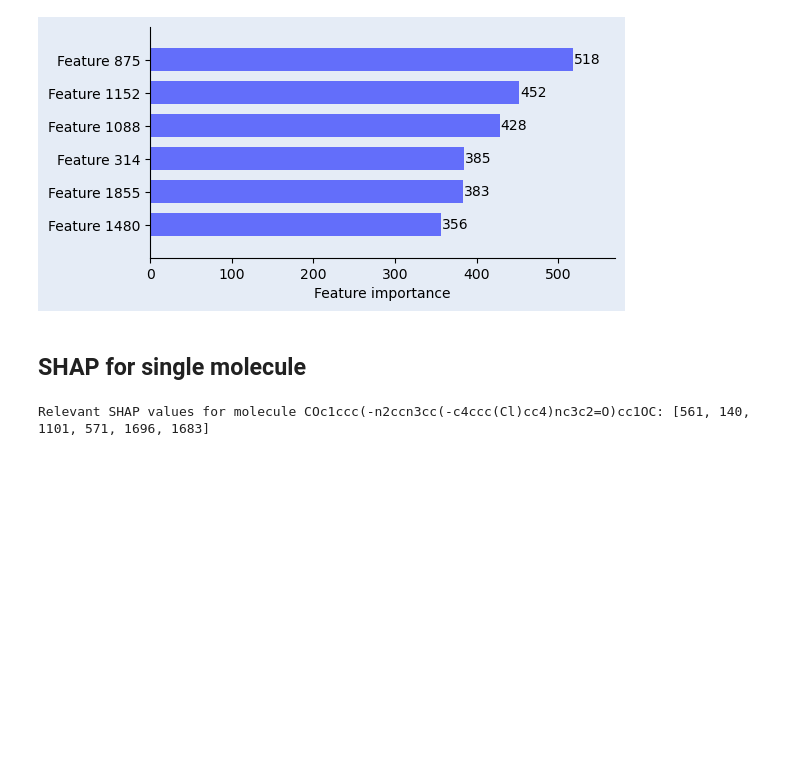
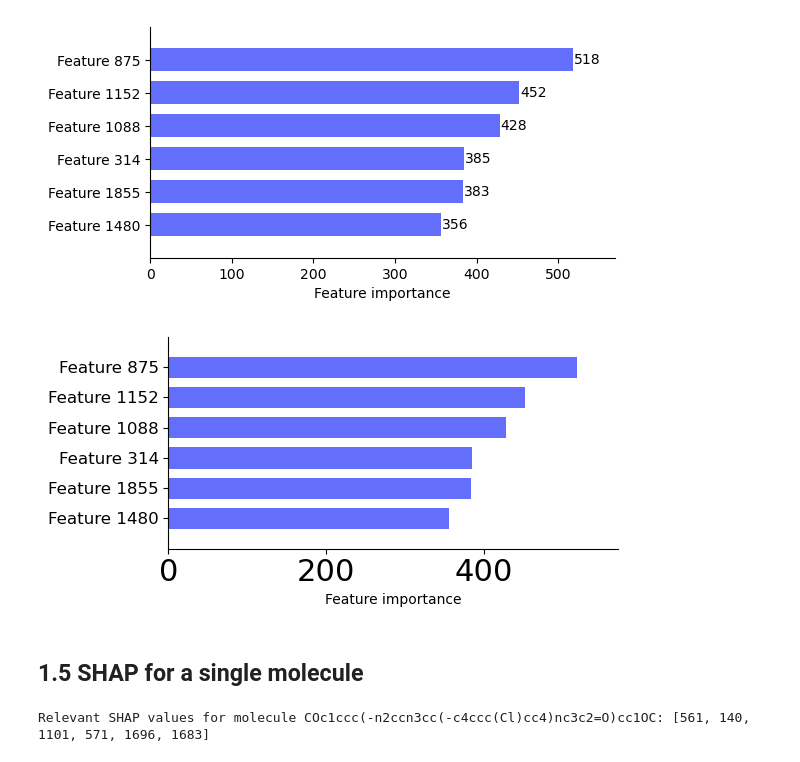
Before and after one commit to cwrukaizhang/ML-for-Molecular-Properties-Practical-Guide, a Jupyter notebook: 4. model_interpretation.ipynb, the cells around one changed output. Cells and saved outputs as stored; diff of their text form; code cells hidden in the pictures; blank space fills up the shorter version.

```diff
--- a/4. model_interpretation.ipynb
+++ b/4. model_interpretation.ipynb
@@ -189,7 +189,7 @@ import matplotlib.pyplot as plt
 ax = lgb.plot_importance(lgbm_model, max_num_features=6, figsize=(6, 3), grid=False, color='#636EFA', height=0.7, title=None)
 
 # Customize background color
-bg_color = (229/255, 236/255, 246/255, 1)
+bg_color = (255/255, 255/255, 255/255, 1)
 fig = plt.gcf()
 fig.patch.set_facecolor(bg_color)
 ax.set_facecolor(bg_color)
@@ -211,9 +211,71 @@ for label in current_labels:
         new_labels.append(label)
 ax.set_yticklabels(new_labels)
 ax.set_ylabel("")
-plt.savefig("images/Figure-4.4-lgbm-feature-importance-rf.svg", format='svg', bbox_inches='tight')
+plt.savefig("v4/Figure-4.4-lgbm-feature-importance-rf.svg", format='svg', bbox_inches='tight')
 plt.show()
 # %% [output]
 [figure]
+# %%
+import lightgbm as lgb
+import matplotlib.pyplot as plt
+
+# Plot feature importance using LightGBM's built-in method
+ax = lgb.plot_importance(
+    lgbm_model,
+    max_num_features=6,
+    figsize=(6, 3),
+    grid=False,
+    color='#636EFA',
+    height=0.7,
+    title=None
+)
+
+# Remove numeric data annotations (importance values)
+for txt in ax.texts:
+    txt.remove()
+
+# Customize background color
+bg_color = (255/255, 255/255, 255/255, 1)#(229/255, 236/255, 246/255, 1)
+fig = plt.gcf()
+fig.patch.set_facecolor(bg_color)
+ax.set_facecolor(bg_color)
+
+# Remove top and right spines to match SHAP style
+ax.spines['top'].set_visible(False)
+ax.spines['right'].set_visible(False)
+
+# Increase axis label font sizes
+#ax.set_xlabel("Feature Importance", fontsize=14)
+ax.set_ylabel("", fontsize=14)
+
+# Increase tick label font sizes
+ax.tick_params(axis='x', labelsize=22)
+ax.tick_params(axis='y', labelsize=12)
+
+# Customize Y-axis labels to "Feature X"
+current_labels = [item.get_text() for item in ax.get_yticklabels()]
+new_labels = []
+for label in current_labels:
+    digits = ''.join(filter(str.isdigit, label))
+    if digits:
+        new_labels.append(f"Feature {digits}")
+    else:
+        new_labels.append(label)
+
+ax.set_yticklabels(new_labels, fontsize=12)
+
+# Optional: Improve layout
+plt.tight_layout()
+
+# Save figure if needed
+plt.savefig(
+     "v4/Figure-4.4-lgbm-feature-importance-rf-v1.svg",
+     format='svg',
+     bbox_inches='tight'
+ )
+
+plt.show()
+# %% [output]
+[figure, added]
 # %% [markdown]
-## SHAP for single molecule
+## 1.5 SHAP for a single molecule
```
Also changed, not shown: parts of 45 cells of this notebook, 5 other files.
